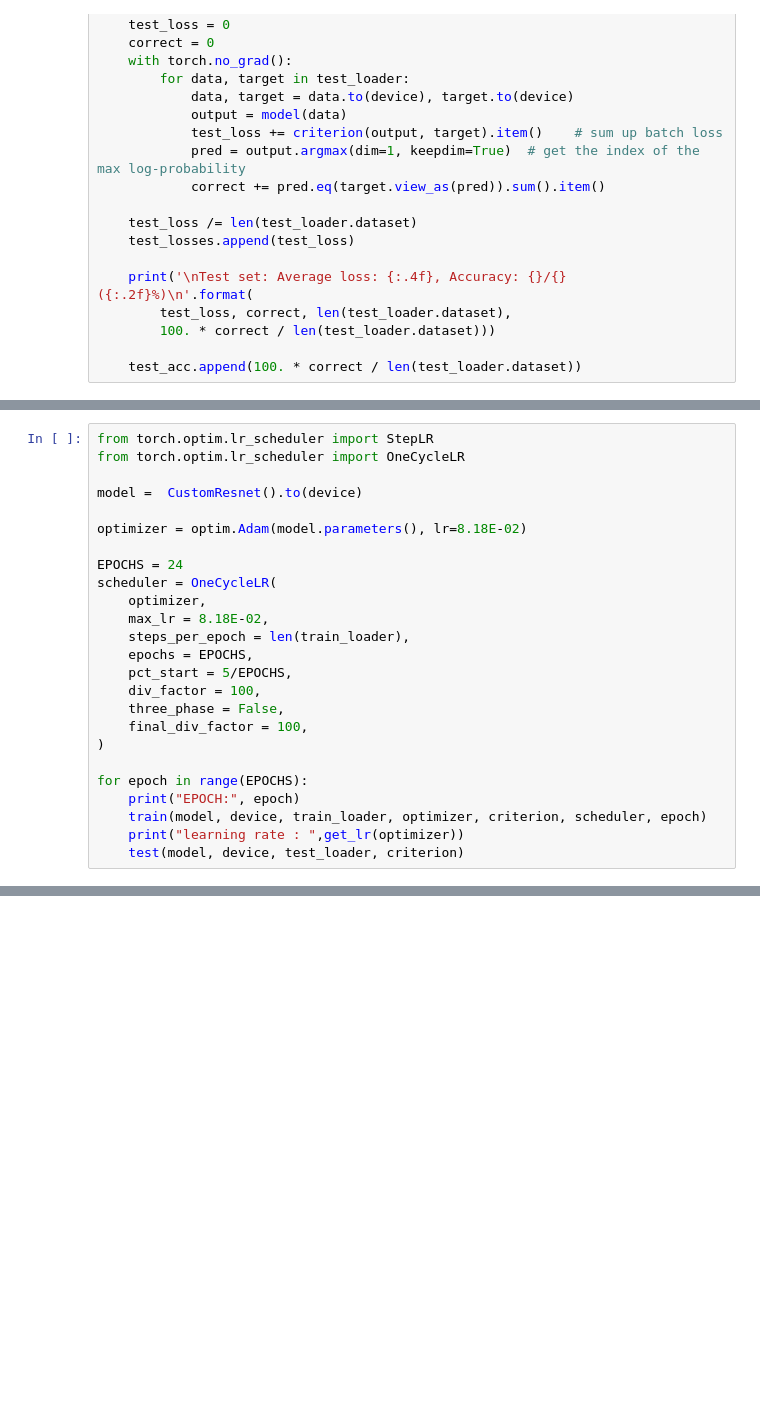
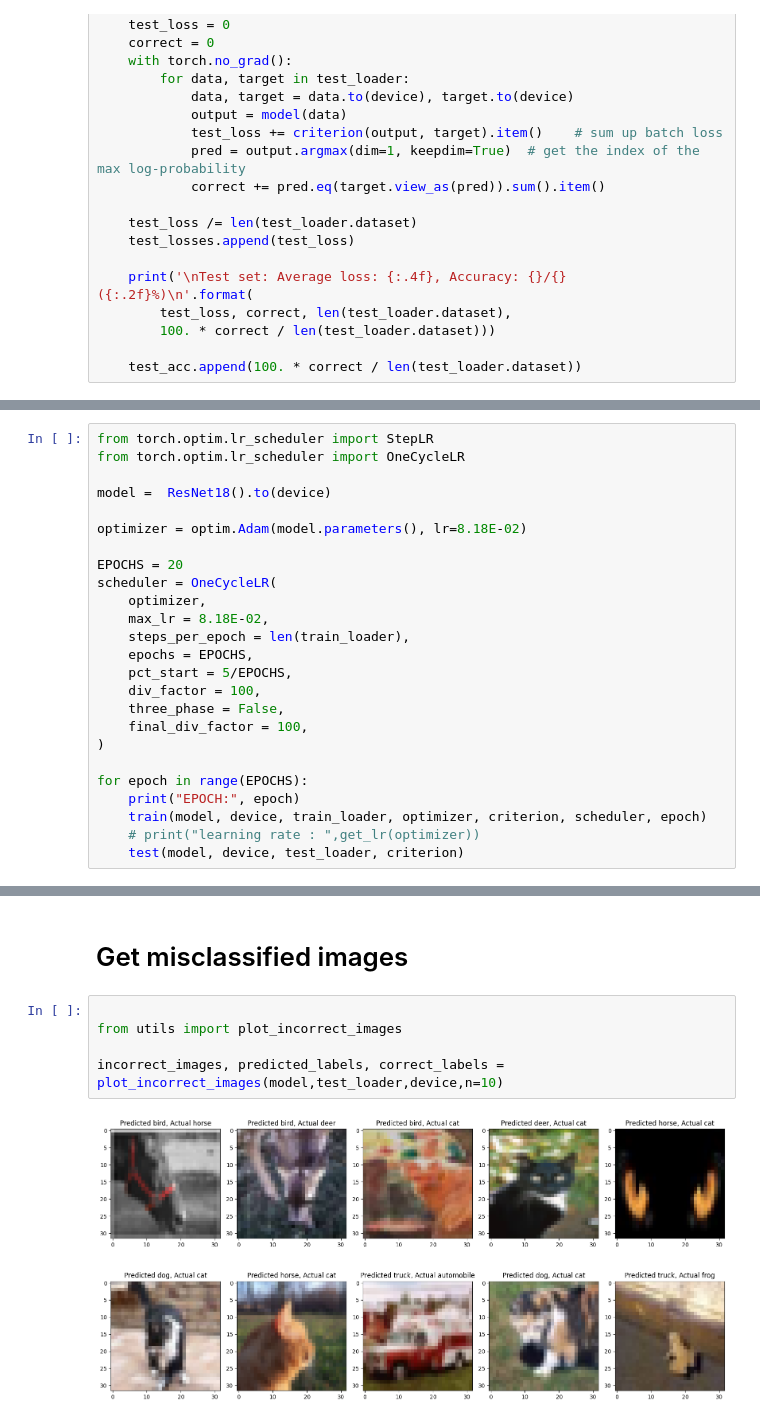
Before and after one commit to ankode/ERAV1, a Jupyter notebook: Session11/session11.ipynb, the cells around one changed output, grey strips where cells are left out. Cells and saved outputs as stored; diff of their text form; blank space fills up the shorter version.

```diff
--- a/Session11/session11.ipynb
+++ b/Session11/session11.ipynb
@@ -225,11 +210,11 @@ Suggested LR: 8.18E-02
 from torch.optim.lr_scheduler import StepLR
 from torch.optim.lr_scheduler import OneCycleLR
 
-model =  CustomResnet().to(device)
+model =  ResNet18().to(device)
 
 optimizer = optim.Adam(model.parameters(), lr=8.18E-02)
 
-EPOCHS = 24
+EPOCHS = 20
 scheduler = OneCycleLR(
     optimizer,
     max_lr = 8.18E-02,
@@ -244,7 +229,7 @@ scheduler = OneCycleLR(
 for epoch in range(EPOCHS):
     print("EPOCH:", epoch)
     train(model, device, train_loader, optimizer, criterion, scheduler, epoch)
-    print("learning rate : ",get_lr(optimizer))
+    # print("learning rate : ",get_lr(optimizer))
     test(model, device, test_loader, criterion)
 # %% [output]
 EPOCH: 0
@@ -281,0 +280,9 @@ get_incorrect_images(model,test_loader,n=10)
+# %% [markdown]
+# Get misclassified images
+# %%
+
+from utils import plot_incorrect_images
+
+incorrect_images, predicted_labels, correct_labels = plot_incorrect_images(model,test_loader,device,n=10)
+# %% [output]
+[figure, added]
```
Also changed, not shown: parts of 21 cells of this notebook, 3 other files.
